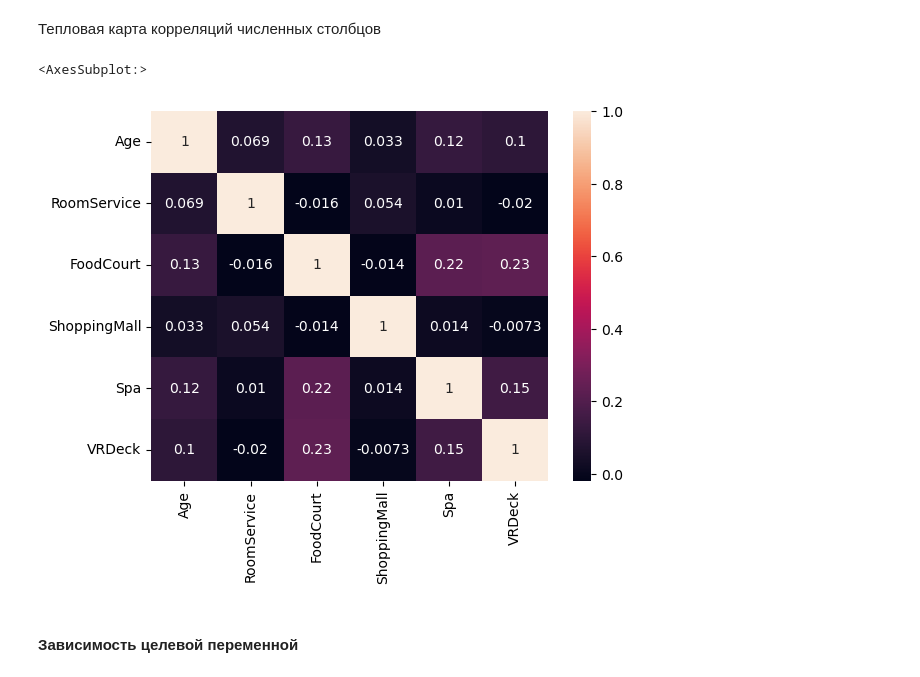
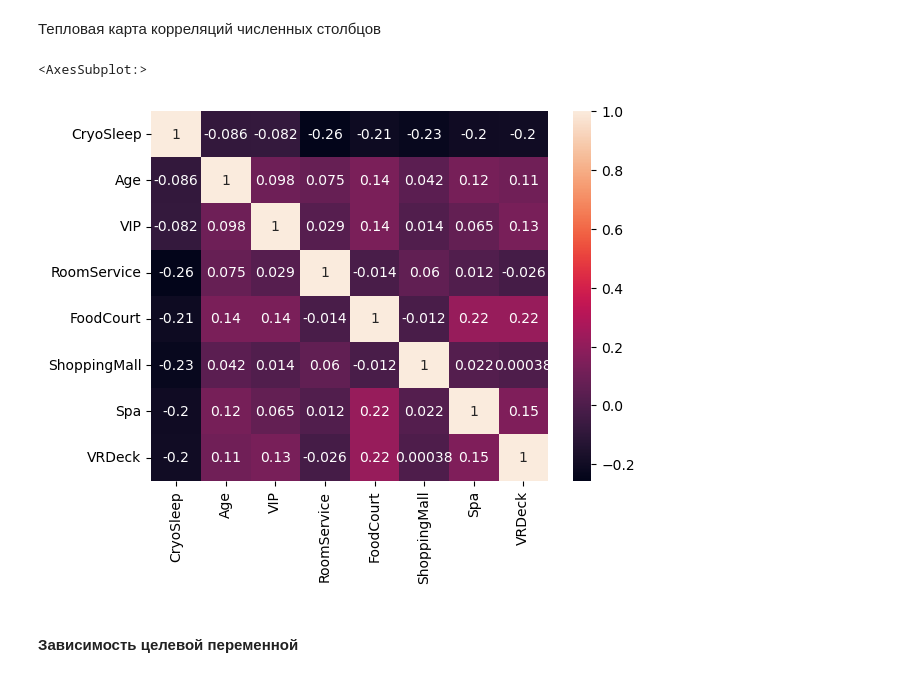
Before and after one commit to kalewala/msu_data_science_2023, a Jupyter notebook: Final_project.ipynb, the cells around one changed output. Saved outputs shown, nothing was run; the diff lists cells and outputs as text; code cells hidden in the pictures.

```diff
--- a/Final_project.ipynb
+++ b/Final_project.ipynb
@@ -137,0 +144,3 @@ dtype: float64
+# %%
+df = df.dropna()
+df.shape
@@ -142,12 +153,13 @@ import seaborn as sns
 # %% [markdown]
 Тепловая карта корреляций численных столбцов
 # %%
+df = df.astype({"CryoSleep": 'bool', "VIP": 'bool'})  # бинаризация
 sns.heatmap(
-    df.loc[:, ["Age", "RoomService", "FoodCourt", "ShoppingMall", "Spa", "VRDeck"]].corr(),
+    df.loc[:, ["CryoSleep", "Age", "VIP", "RoomService", "FoodCourt", "ShoppingMall", "Spa", "VRDeck"]].corr(),
     annot=True
 )
 # %% [output]
 <AxesSubplot:>
-[figure, old version]
+[figure, new version]
 # %% [markdown]
 #### Зависимость целевой переменной
```
Also changed, not shown: parts of 3 cells of this notebook.
